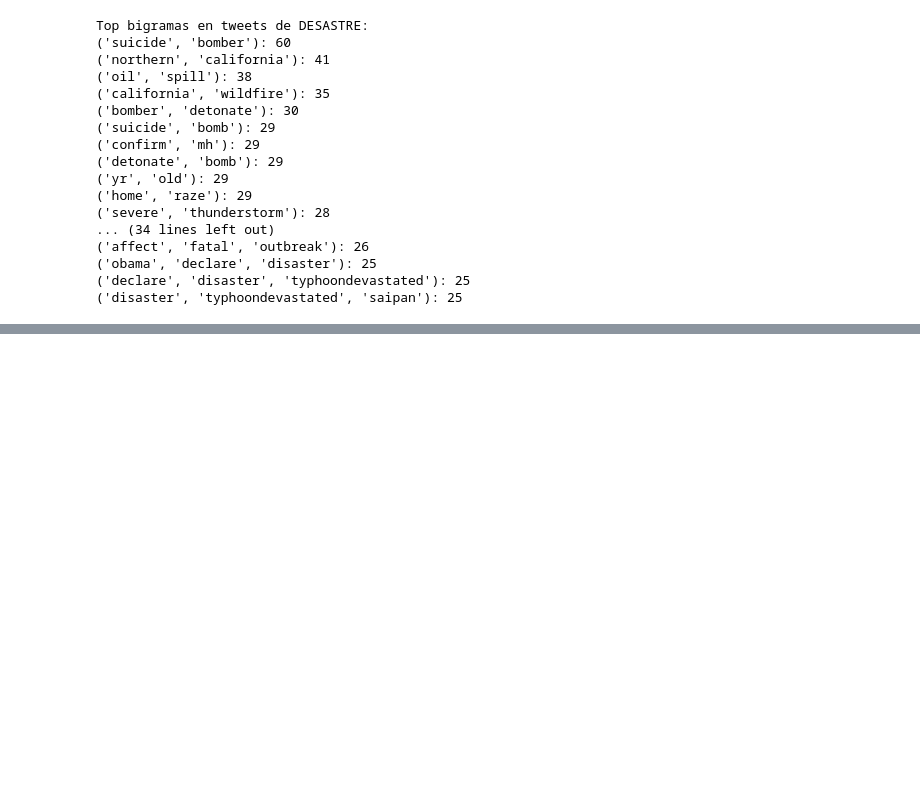
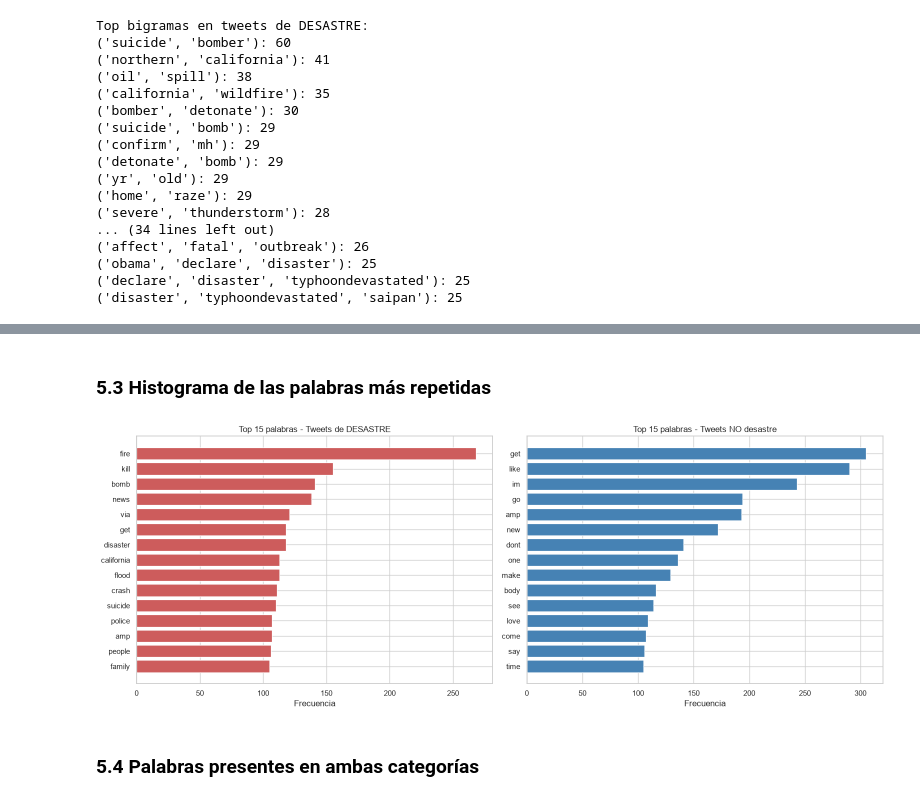
Before and after one commit to belennmm/DataS_Lab5_Tweets, a Jupyter notebook: Lab5_Teewts.ipynb, the cells around one changed output, grey strips where cells are left out. Saved outputs shown, nothing was run; the diff lists cells and outputs as text; code cells hidden in the pictures; blank space fills up the shorter version.

```diff
--- a/Lab5_Teewts.ipynb
+++ b/Lab5_Teewts.ipynb
@@ -547,0 +671,24 @@ test.to_csv("test_clean.csv", index=False)
+# %% [markdown]
+### 5.3 Histograma de las palabras más repetidas
+# %%
+import pandas as pd
+
+top_desastre = pd.DataFrame(frecuencia_desastre.most_common(15), columns=['palabra', 'frecuencia'])
+top_no_desastre = pd.DataFrame(frecuencia_no_desastre.most_common(15), columns=['palabra', 'frecuencia'])
+
+fig, axes = plt.subplots(1, 2, figsize=(16, 6))
+
+axes[0].barh(top_desastre['palabra'][::-1], top_desastre['frecuencia'][::-1], color='indianred')
+axes[0].set_title('Top 15 palabras - Tweets de DESASTRE')
+axes[0].set_xlabel('Frecuencia')
+
+axes[1].barh(top_no_desastre['palabra'][::-1], top_no_desastre['frecuencia'][::-1], color='steelblue')
+axes[1].set_title('Top 15 palabras - Tweets NO desastre')
+axes[1].set_xlabel('Frecuencia')
+
+plt.tight_layout()
+plt.show()
+# %% [output]
+[figure, added]
+# %% [markdown]
+### 5.4 Palabras presentes en ambas categorías
```
Also changed, not shown: parts of 44 cells of this notebook.
